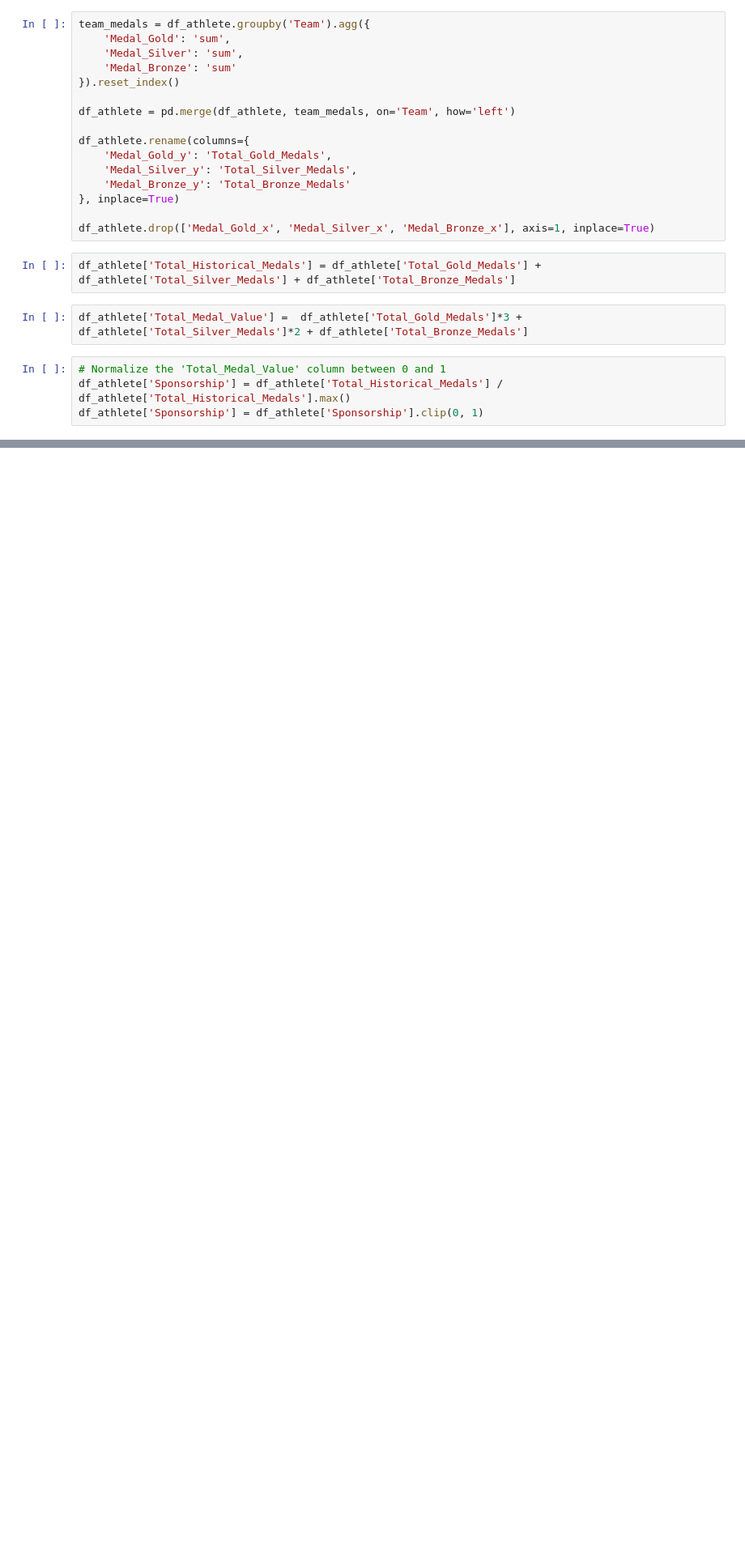
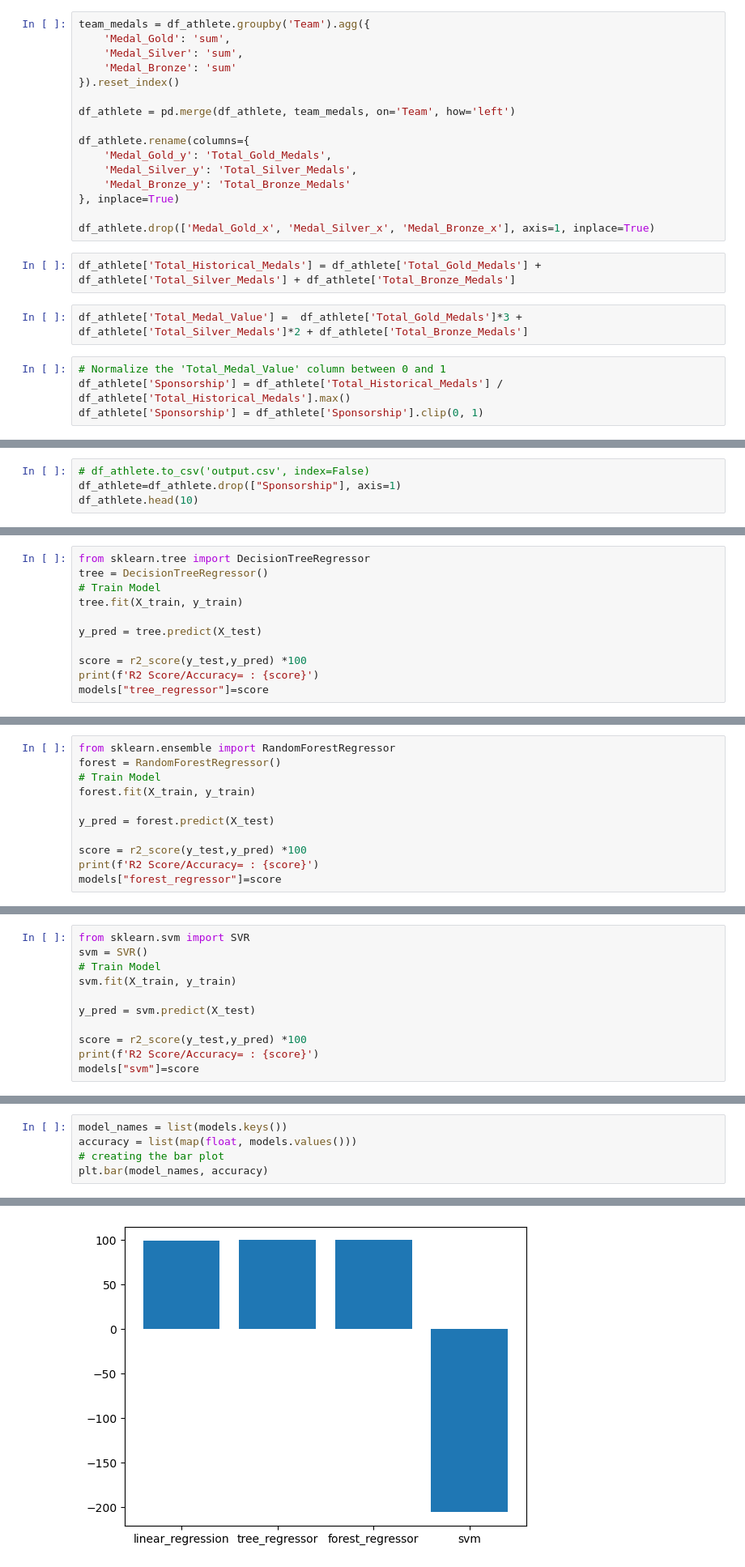
Before and after one commit to DSTeam-10/Olympics_Data_Analysis, a Jupyter notebook: OlympicSponsorshipPrediction.ipynb, the cells around one changed output, grey strips where cells are left out. Shown: that part at 81% size. Cells and saved outputs as stored; diff of their text form; blank space fills up the shorter version.

```diff
--- a/OlympicSponsorshipPrediction.ipynb
+++ b/OlympicSponsorshipPrediction.ipynb
@@ -336,0 +346,4 @@ df_athlete.to_csv('output.csv', index=False)
+# %%
+# df_athlete.to_csv('output.csv', index=False)
+df_athlete=df_athlete.drop(["Sponsorship"], axis=1)
+df_athlete.head(10)
@@ -336,0 +419,11 @@ df_athlete.to_csv('output.csv', index=False)
+# %%
+from sklearn.tree import DecisionTreeRegressor
+tree = DecisionTreeRegressor()
+# Train Model
+tree.fit(X_train, y_train)
+
+y_pred = tree.predict(X_test)
+
+score = r2_score(y_test,y_pred) *100
+print(f'R2 Score/Accuracy= : {score}')
+models["tree_regressor"]=score
@@ -336,0 +432,11 @@ df_athlete.to_csv('output.csv', index=False)
+# %%
+from sklearn.ensemble import RandomForestRegressor
+forest = RandomForestRegressor()
+# Train Model
+forest.fit(X_train, y_train)
+
+y_pred = forest.predict(X_test)
+
+score = r2_score(y_test,y_pred) *100
+print(f'R2 Score/Accuracy= : {score}')
+models["forest_regressor"]=score
@@ -336,0 +445,11 @@ df_athlete.to_csv('output.csv', index=False)
+# %%
+from sklearn.svm import SVR
+svm = SVR()
+# Train Model
+svm.fit(X_train, y_train)
+
+y_pred = svm.predict(X_test)
+
+score = r2_score(y_test,y_pred) *100
+print(f'R2 Score/Accuracy= : {score}')
+models["svm"]=score
@@ -336,0 +458,6 @@ df_athlete.to_csv('output.csv', index=False)
+# %%
+model_names = list(models.keys())
+accuracy = list(map(float, models.values()))
+# creating the bar plot
+plt.bar(model_names, accuracy)
+# %% [output]
@@ -336,0 +465 @@ df_athlete.to_csv('output.csv', index=False)
+[figure, added]
```
Also changed, not shown: parts of 16 cells of this notebook, 2 other files.
